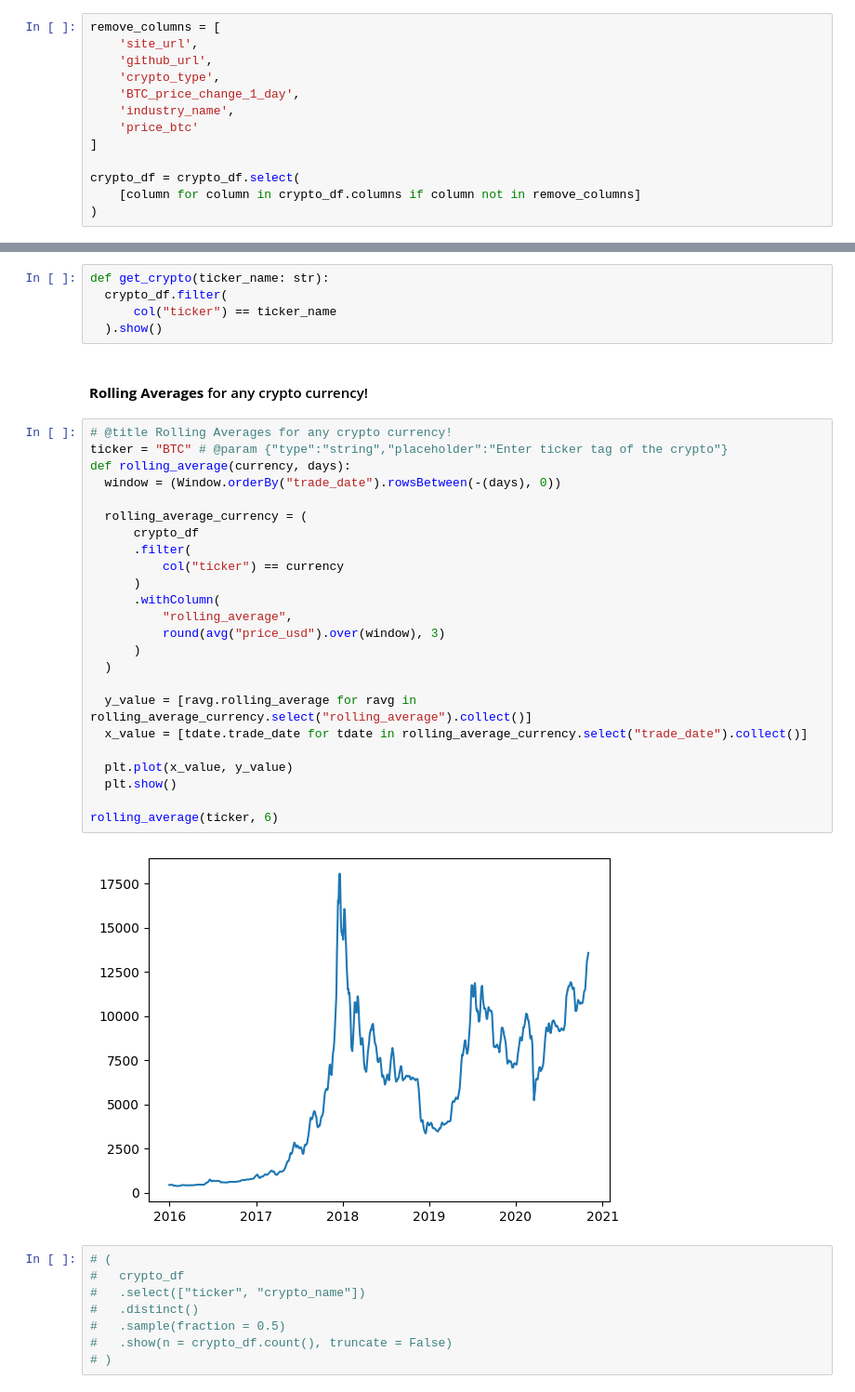
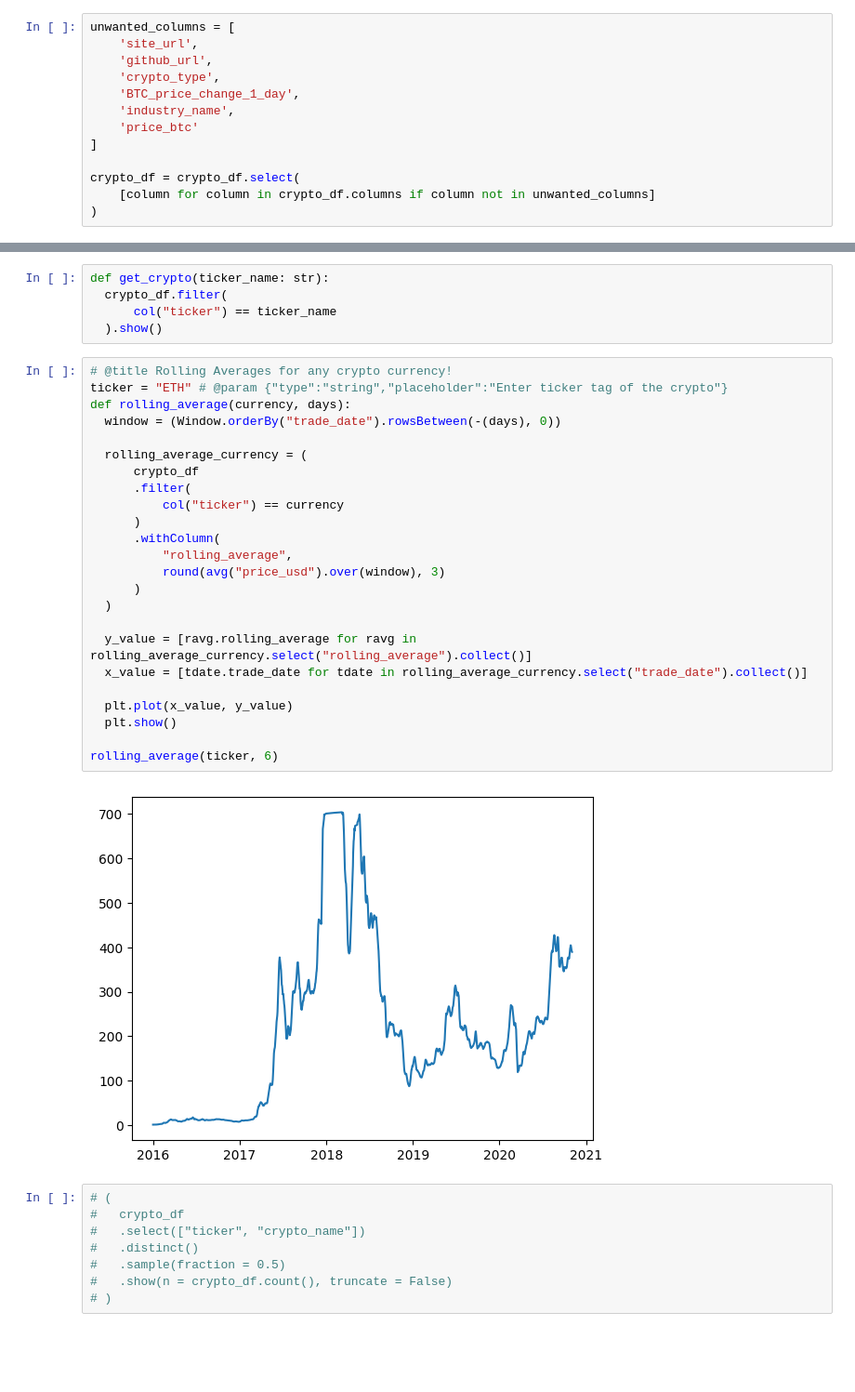
Before and after one commit to AnirudhSinghBhadauria/pyspark, a Jupyter notebook: crypto_test.ipynb, the cells around one changed output, grey strips where cells are left out. Shown: that part at 93% size. Saved outputs shown, nothing was run; the diff lists cells and outputs as text; blank space fills up the shorter version.

```diff
--- a/crypto_test.ipynb
+++ b/crypto_test.ipynb
@@ -28,7 +28,7 @@ crypto_df = (
     .load("drive/MyDrive/crypto_tradinds.csv")
 )
 # %%
-remove_columns = [
+unwanted_columns = [
     'site_url',
     'github_url',
     'crypto_type',
@@ -38,7 +38,7 @@ remove_columns = [
 ]
 
 crypto_df = crypto_df.select(
-    [column for column in crypto_df.columns if column not in remove_columns]
+    [column for column in crypto_df.columns if column not in unwanted_columns]
 )
 # %%
 # crypto_df = crypto_df.dropDuplicates()
@@ -82,34 +82,32 @@ def get_crypto(ticker_name: str):
   crypto_df.filter(
       col("ticker") == ticker_name
   ).show()
-# %% [markdown]
-#### **Rolling Averages** for any crypto currency!
 # %%
 # @title Rolling Averages for any crypto currency!
-ticker = "BTC" # @param {"type":"string","placeholder":"Enter ticker tag of the crypto"}
+ticker = "ETH" # @param {"type":"string","placeholder":"Enter ticker tag of the crypto"}
 def rolling_average(currency, days):
   window = (Window.orderBy("trade_date").rowsBetween(-(days), 0))
 
   rolling_average_currency = (
       crypto_df
       .filter(
           col("ticker") == currency
       )
       .withColumn(
           "rolling_average",
           round(avg("price_usd").over(window), 3)
       )
   )
 
   y_value = [ravg.rolling_average for ravg in rolling_average_currency.select("rolling_average").collect()]
   x_value = [tdate.trade_date for tdate in rolling_average_currency.select("trade_date").collect()]
 
   plt.plot(x_value, y_value)
   plt.show()
 
 rolling_average(ticker, 6)
 # %% [output]
-[figure, old version]
+[figure, new version]
 # %%
 # (
 #   crypto_df
```
Also changed, not shown: parts of 3 cells of this notebook.
